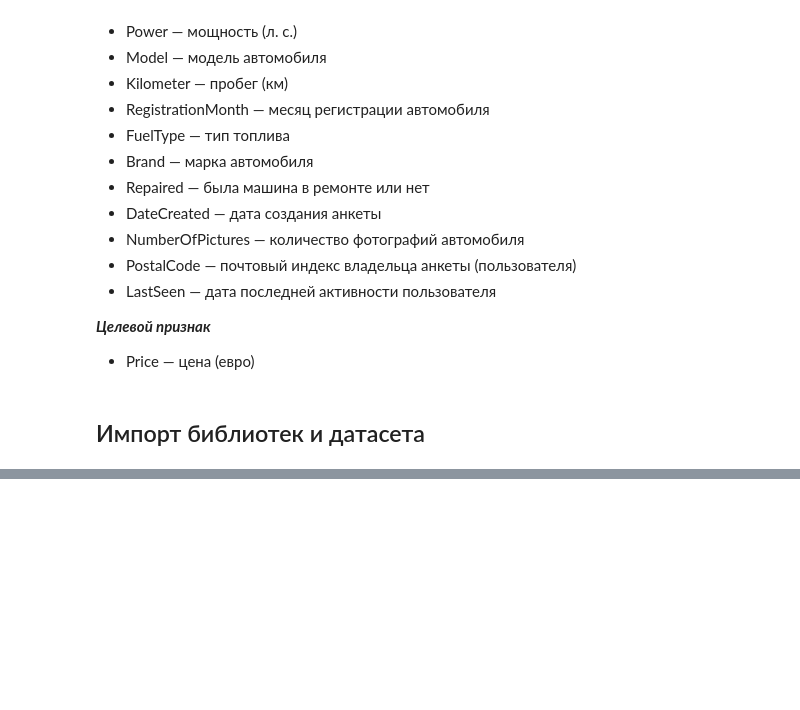
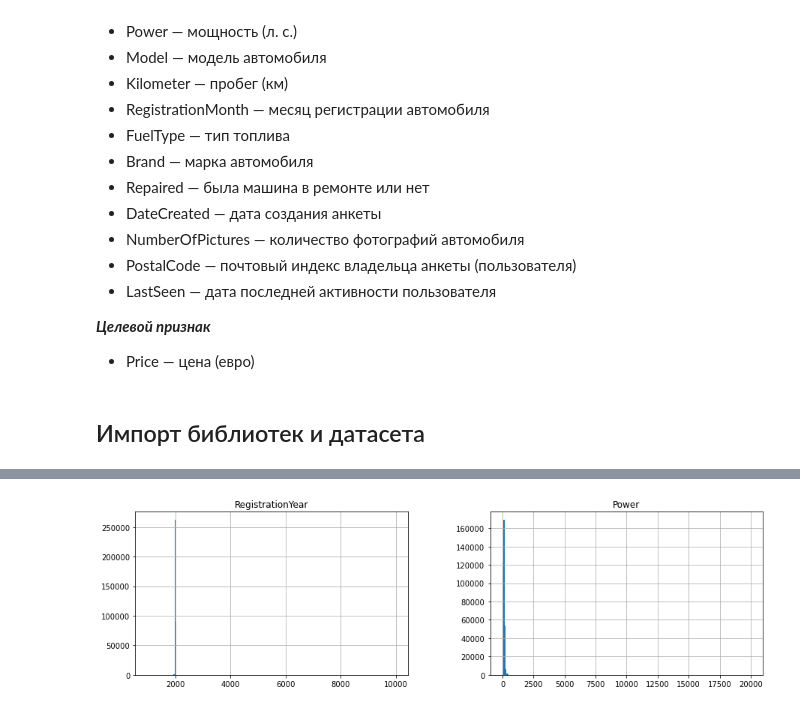
Before and after one commit to Vasart-ds/gradient_boost, a Jupyter notebook: gradient_boosting.ipynb, the cells around one changed output, grey strips where cells are left out. Saved outputs shown, nothing was run; the diff lists cells and outputs as text; code cells hidden in the pictures; blank space fills up the shorter version.

```diff
--- a/gradient_boosting.ipynb
+++ b/gradient_boosting.ipynb
@@ -36,0 +115,4 @@ import matplotlib as plt
+# %%
+ df[['RegistrationYear', 'Power']].hist(figsize = (15, 4), bins=250);
+# %% [output]
+[figure, added]
```
Also changed, not shown: parts of 78 cells of this notebook.
